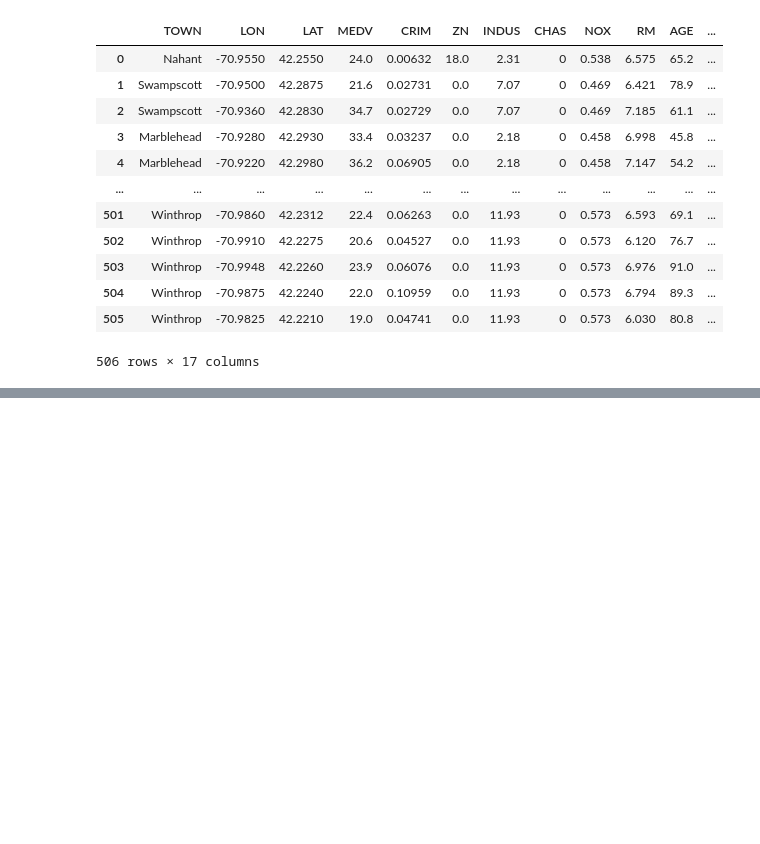
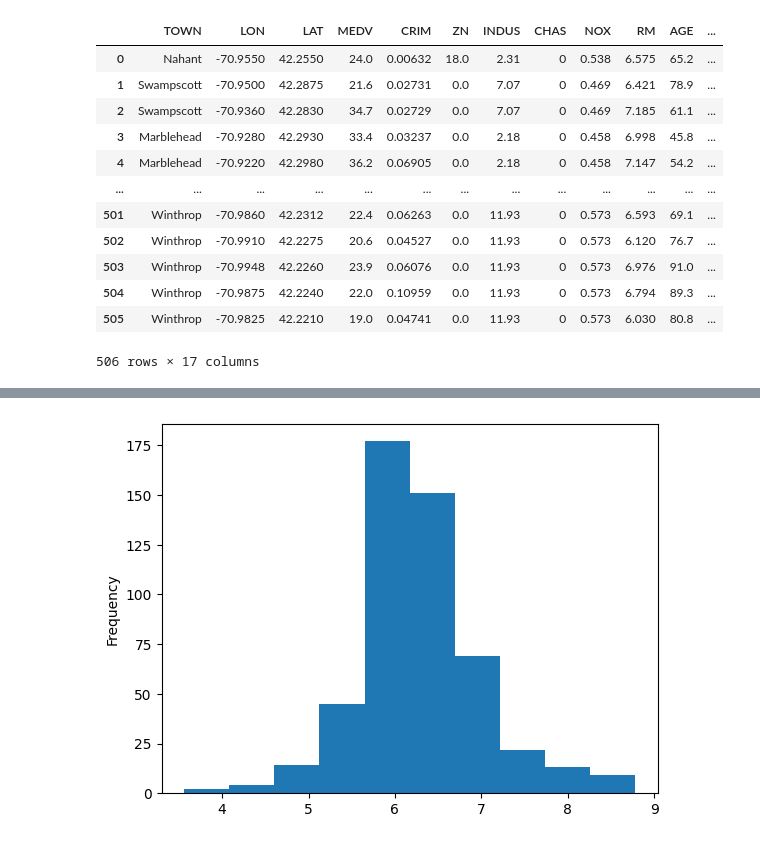
Before and after one commit to Sequro/IntroAD, a Jupyter notebook: LabGraficos2024.ipynb, the cells around one changed output, grey strips where cells are left out. Cells and saved outputs as stored; diff of their text form; code cells hidden in the pictures; blank space fills up the shorter version.

```diff
--- a/LabGraficos2024.ipynb
+++ b/LabGraficos2024.ipynb
@@ -49 +49,6 @@ df
 506 rows × 17 columns
+# %%
+df.N_HABITACIONES_MEDIO.plot.hist(column=['Numero de Habitaciones'])
+plt.show()
+# %% [output]
+[figure, added]
```
Also changed, not shown: parts of 4 cells of this notebook.
